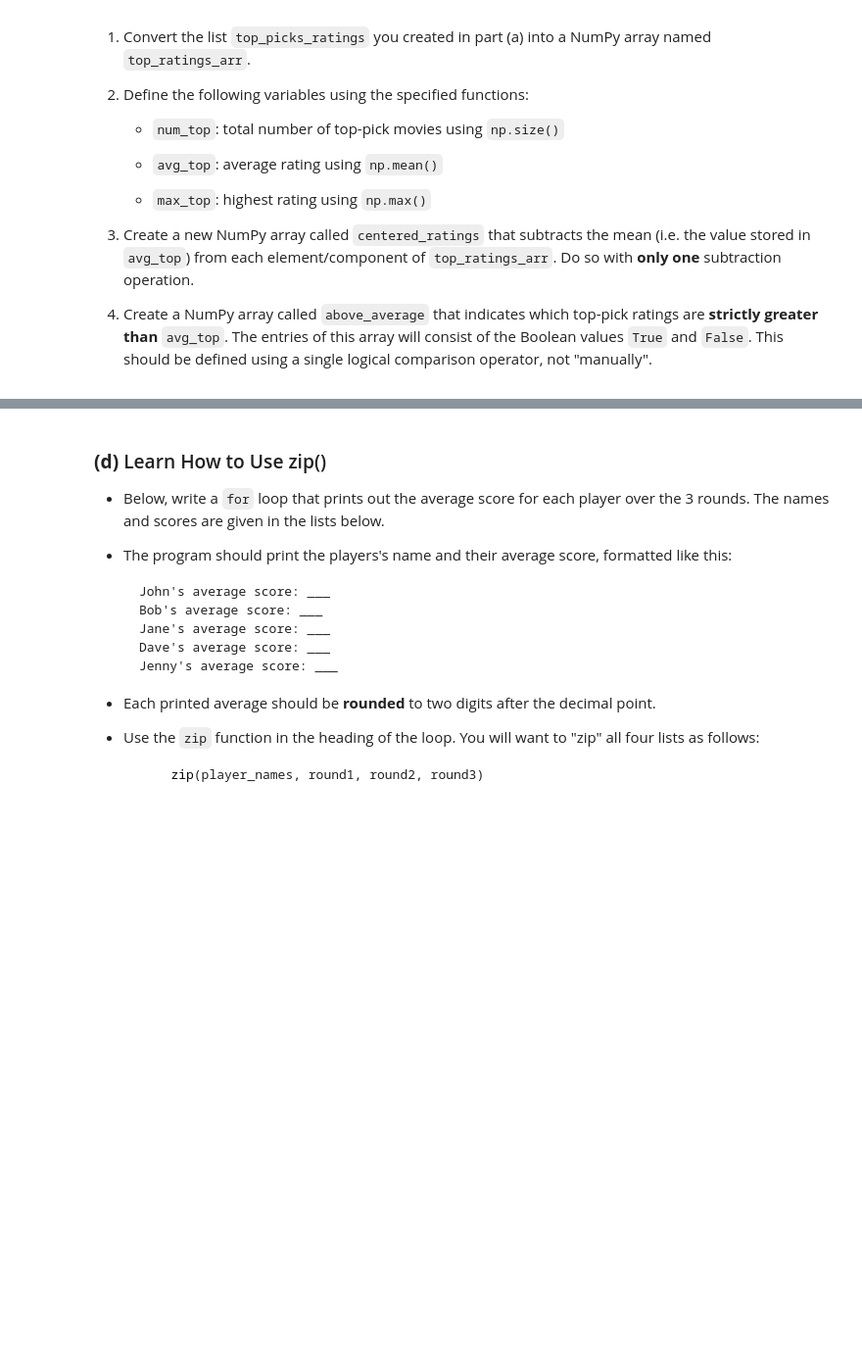
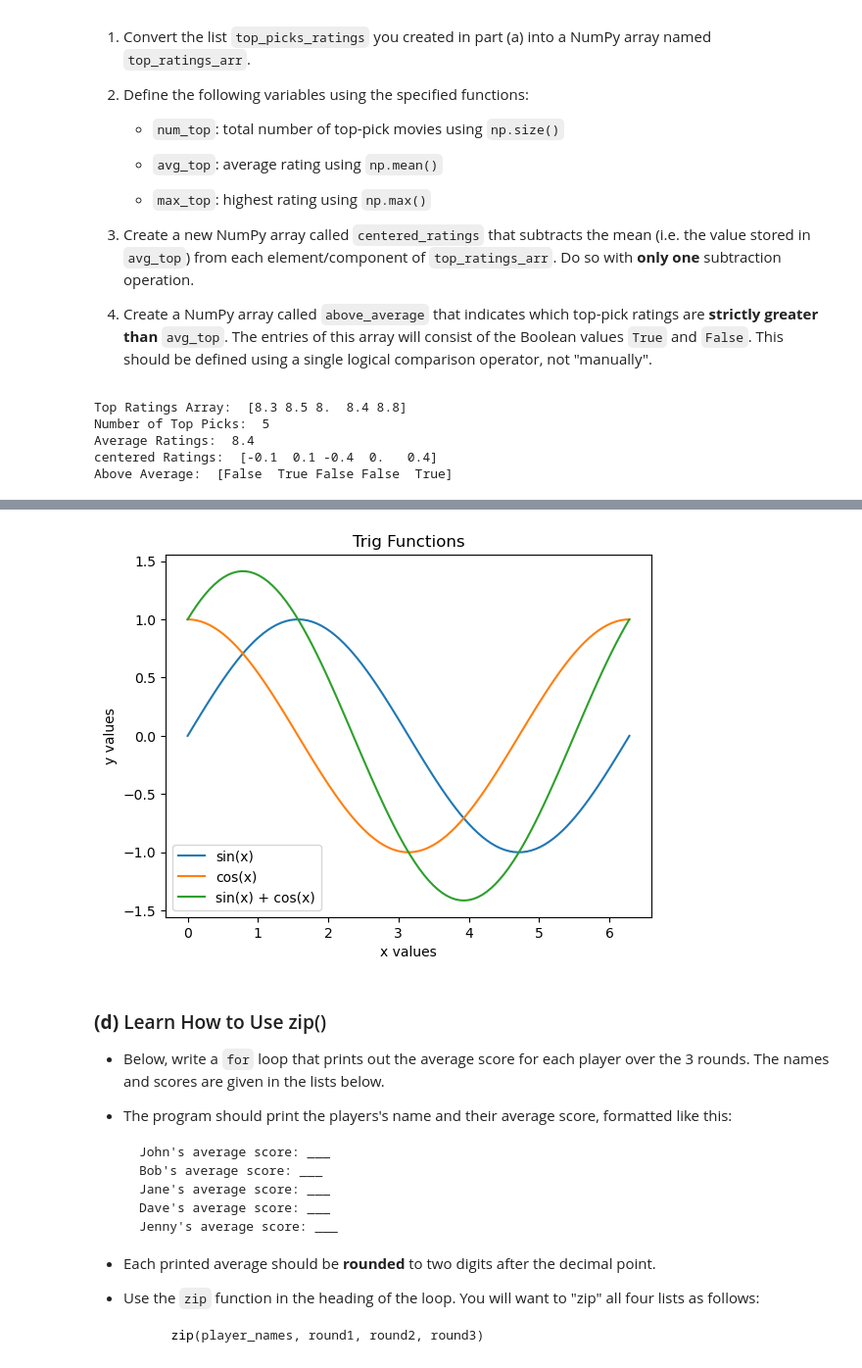
Before and after one commit to alycebessman20-boop/datasci151spring2026, a Jupyter notebook: _assignments/assignment_4/Assignment4.ipynb, the cells around one changed output, grey strips where cells are left out. Shown at 98% size. Saved outputs shown, nothing was run; the diff lists cells and outputs as text; code cells hidden in the pictures; blank space fills up the shorter version.

```diff
--- a/_assignments/assignment_4/Assignment4.ipynb
+++ b/_assignments/assignment_4/Assignment4.ipynb
@@ -69,3 +78,25 @@ Using NumPy, do the following:
+# %%
+# Write your answer here
+top_ratings_arr = numpy.array(top_picks_ratings)
+
+num_top = numpy.size(top_ratings_arr)
+average_top = numpy.mean(top_ratings_arr)
+max_top = numpy.max(top_ratings_arr)
+
+centered_ratings = top_ratings_arr - average_top
+above_average = top_ratings_arr > average_top
+
+print("Top Ratings Array: ", top_ratings_arr)
+print("Number of Top Picks: ", num_top)
+print("Average Ratings: ", average_top)
+print("centered Ratings: ", centered_ratings)
+print("Above Average: ", above_average)
+# %% [output]
+Top Ratings Array:  [8.3 8.5 8.  8.4 8.8]
+Number of Top Picks:  5
+Average Ratings:  8.4
+centered Ratings:  [-0.1  0.1 -0.4  0.   0.4]
+Above Average:  [False  True False False  True]
 # %% [markdown]
 ### **(c)** For-loops + Plotting
 
@@ -90,3 +119,25 @@ Using NumPy, do the following:
+# %%
+# Write your answer here
+vec_x = numpy.linspace(0, 2*numpy.pi, 100)
+
+vec_y1 = numpy.sin(vec_x)
+vec_y2 = numpy.cos(vec_x)
+vec_y3 = numpy.sin(vec_x) + numpy.cos(vec_x)
+
+list_vectors = [vec_y1, vec_y2, vec_y3]
+
+labels = ["sin(x)", "cos(x)", "sin(x) + cos(x)"]
+
+for y_vec, label in zip(list_vectors, labels):
+    matplot.plot(vec_x, y_vec, label = label)
+
+matplot.xlabel("x values")
+matplot.ylabel("y values")
+matplot.title("Trig Functions")
+matplot.legend()
+matplot.show()
+# %% [output]
+[figure, added]
 # %% [markdown]
 ### **(d)** Learn How to Use zip()
 
```
Also changed, not shown: parts of 9 cells of this notebook.
